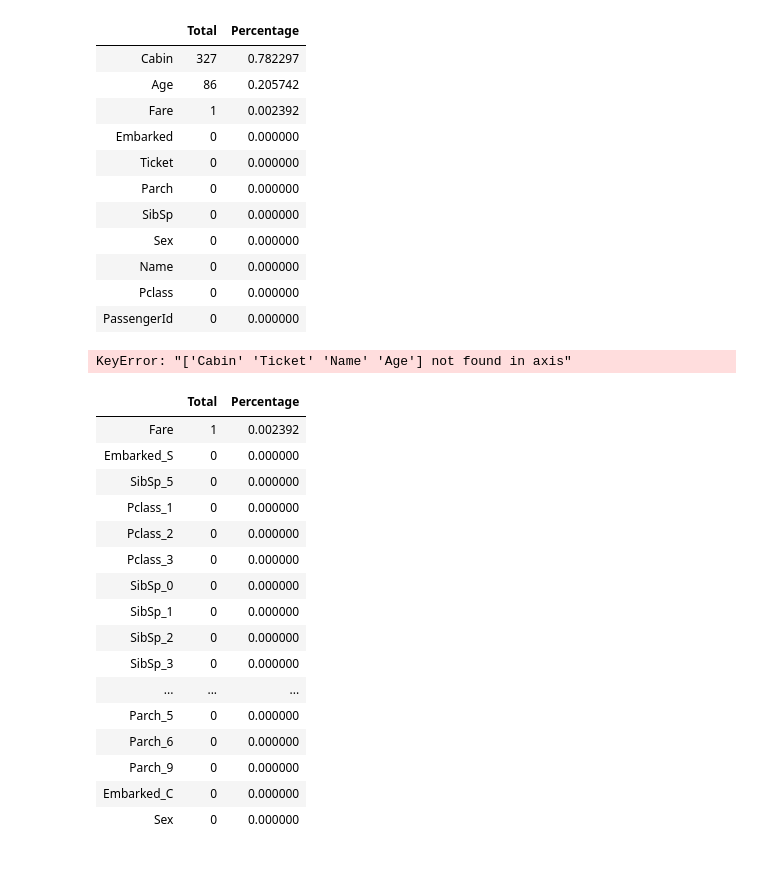
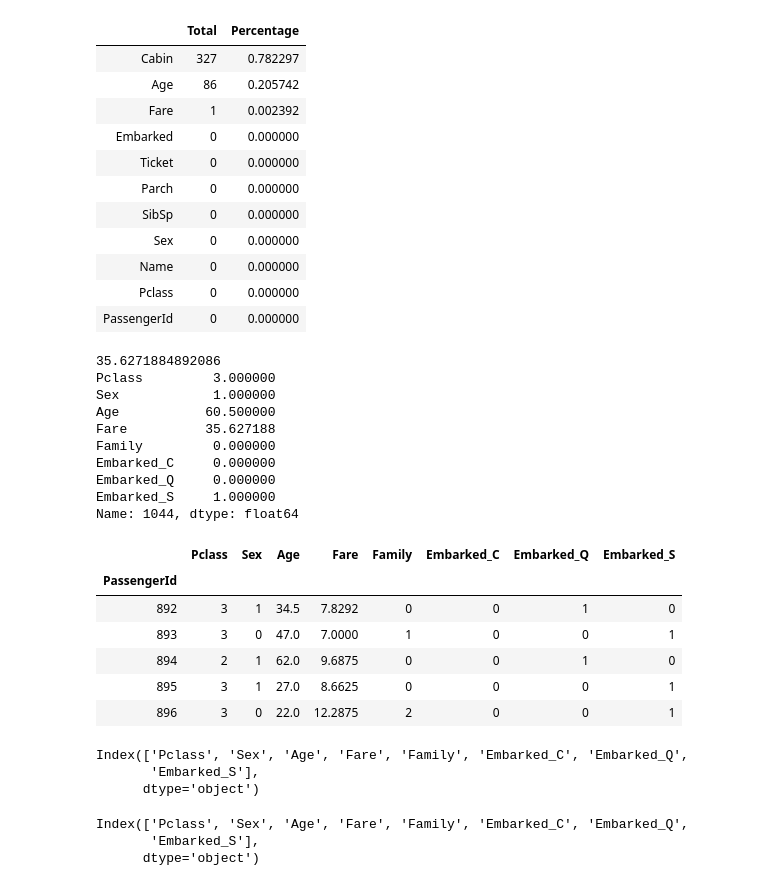
Before and after one commit to trebacz626/kaggle, a Jupyter notebook: Beginner/Titanic/solution.ipynb, the cells around one changed output. Drawn from its saved outputs; the diff is of its cells as text; code cells hidden in the pictures.

```diff
--- a/Beginner/Titanic/solution.ipynb
+++ b/Beginner/Titanic/solution.ipynb
@@ -124,36 +118,46 @@ prepare_missing_summary(test_df)
 | Pclass | 0 | 0.000000 |
 | PassengerId | 0 | 0.000000 |
 # %%
-test_df.loc[test_df['Fare'].isnull()]['Fare']=test_df['Fare'].mean()
-test_df = test_df.drop(['Cabin','Ticket','Name','Age'],axis=1)
+test_df['Fare'] = np.where(test_df['Fare'].isnull(),test_df['Fare'].mean(),test_df['Fare'])
+test_df['Family'] = test_df['Parch']+test_df['SibSp']
+test_df = test_df.drop(['Cabin','Ticket','Name','Parch','SibSp'],axis=1)
+test_df['Age'].fillna((test_df['Age'].mean()), inplace=True)
 test_df['Sex'] = test_df['Sex'].astype('category')
 test_df['Sex'] = test_df['Sex'].cat.codes
 
-test_df=pd.get_dummies(test_df, columns=['Pclass','SibSp','Parch','Embarked'])
+test_df=pd.get_dummies(test_df, columns=['Embarked'])
 test_df = test_df.set_index('PassengerId')
 print(test_df['Fare'].mean())
-test_df[test_df['Fare'].isnull()]
+print(test_df.loc[1044])
+test_df.head()
 # %% [output]
-KeyError: "['Cabin' 'Ticket' 'Name' 'Age'] not found in axis"
+35.6271884892086
+Pclass         3.000000
+Sex            1.000000
+Age           60.500000
+Fare          35.627188
+Family         0.000000
+Embarked_C     0.000000
+Embarked_Q     0.000000
+Embarked_S     1.000000
+Name: 1044, dtype: float64
+|  | Pclass | Sex | Age | Fare | Family | Embarked_C | Embarked_Q | Embarked_S |
+| PassengerId |  |  |  |  |  |  |  |  |
+| 892 | 3 | 1 | 34.5 | 7.8292 | 0 | 0 | 1 | 0 |
+| 893 | 3 | 0 | 47.0 | 7.0000 | 1 | 0 | 0 | 1 |
+| 894 | 2 | 1 | 62.0 | 9.6875 | 0 | 0 | 1 | 0 |
+| 895 | 3 | 1 | 27.0 | 8.6625 | 0 | 0 | 0 | 1 |
+| 896 | 3 | 0 | 22.0 | 12.2875 | 2 | 0 | 0 | 1 |
-# %%
-prepare_missing_summary(test_df)
-# %% [output]
-|  | Total | Percentage |
-| Fare | 1 | 0.002392 |
-| Embarked_S | 0 | 0.000000 |
-| SibSp_5 | 0 | 0.000000 |
-| Pclass_1 | 0 | 0.000000 |
-| Pclass_2 | 0 | 0.000000 |
-| Pclass_3 | 0 | 0.000000 |
-| SibSp_0 | 0 | 0.000000 |
-| SibSp_1 | 0 | 0.000000 |
-| SibSp_2 | 0 | 0.000000 |
-| SibSp_3 | 0 | 0.000000 |
-| ... | ... | ... |
-| Parch_5 | 0 | 0.000000 |
-| Parch_6 | 0 | 0.000000 |
-| Parch_9 | 0 | 0.000000 |
-| Embarked_C | 0 | 0.000000 |
-| Sex | 0 | 0.000000 |
+# %%
+prepare_missing_summary(test_df)
+print(test_df.columns)
+train_df.columns
+# %% [output]
+Index(['Pclass', 'Sex', 'Age', 'Fare', 'Family', 'Embarked_C', 'Embarked_Q',
+       'Embarked_S'],
+      dtype='object')
+Index(['Pclass', 'Sex', 'Age', 'Fare', 'Family', 'Embarked_C', 'Embarked_Q',
+       'Embarked_S'],
+      dtype='object')
 # %%
 predictions = clf2.predict(test_df)
```
Also changed, not shown: parts of 12 cells of this notebook, 1 other file.
